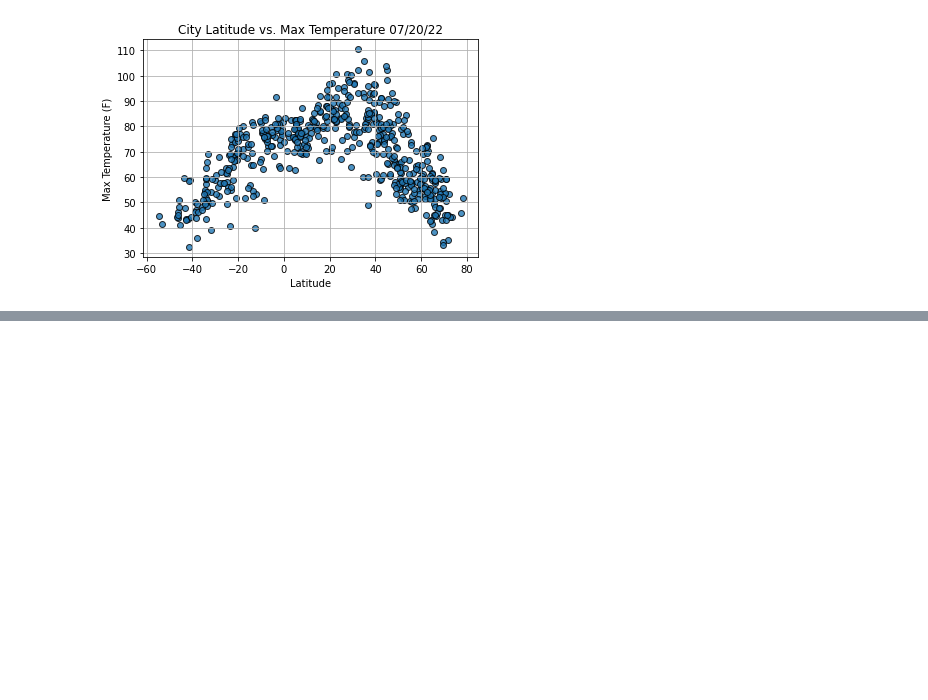
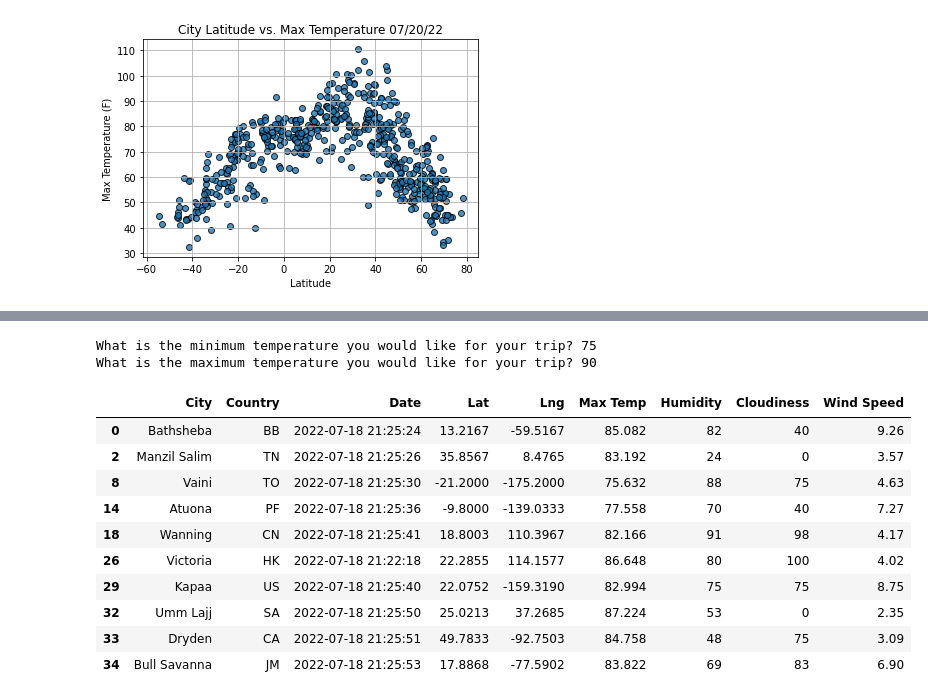
Before and after one commit to Trevor-Crane/World-Weather-Analysis, a Jupyter notebook: WeatherPy_Analysis.ipynb, the cells around one changed output, grey strips where cells are left out. Cells and saved outputs as stored; diff of their text form; code cells hidden in the pictures; blank space fills up the shorter version.

```diff
--- a/WeatherPy_Analysis.ipynb
+++ b/WeatherPy_Analysis.ipynb
@@ -347,0 +446,24 @@ plot_linear_regression(x_values, y_values,
+# %%
+# Ask the customer to add a minimum and maximum temperature value.
+min_temp=float(input("What is the minimum temperature you would like for your trip? "))
+max_temp=float(input("What is the maximum temperature you would like for your trip? "))
+# %% [output]
+What is the minimum temperature you would like for your trip? 75
+What is the maximum temperature you would like for your trip? 90
+# %%
+# Filter the dataset to find the cities that fit the criteria.
+preferred_cities_df = city_data_df.loc[(city_data_df["Max Temp"] <= max_temp) & \
+                                       (city_data_df["Max Temp"] >= min_temp)]
+preferred_cities_df.head(10)
+# %% [output]
+|  | City | Country | Date | Lat | Lng | Max Temp | Humidity | Cloudiness | Wind Speed |
+| 0 | Bathsheba | BB | 2022-07-18 21:25:24 | 13.2167 | -59.5167 | 85.082 | 82 | 40 | 9.26 |
+| 2 | Manzil Salim | TN | 2022-07-18 21:25:26 | 35.8567 | 8.4765 | 83.192 | 24 | 0 | 3.57 |
+| 8 | Vaini | TO | 2022-07-18 21:25:30 | -21.2000 | -175.2000 | 75.632 | 88 | 75 | 4.63 |
+| 14 | Atuona | PF | 2022-07-18 21:25:36 | -9.8000 | -139.0333 | 77.558 | 70 | 40 | 7.27 |
+| 18 | Wanning | CN | 2022-07-18 21:25:41 | 18.8003 | 110.3967 | 82.166 | 91 | 98 | 4.17 |
+| 26 | Victoria | HK | 2022-07-18 21:22:18 | 22.2855 | 114.1577 | 86.648 | 80 | 100 | 4.02 |
+| 29 | Kapaa | US | 2022-07-18 21:25:40 | 22.0752 | -159.3190 | 82.994 | 75 | 75 | 8.75 |
+| 32 | Umm Lajj | SA | 2022-07-18 21:25:50 | 25.0213 | 37.2685 | 87.224 | 53 | 0 | 2.35 |
+| 33 | Dryden | CA | 2022-07-18 21:25:51 | 49.7833 | -92.7503 | 84.758 | 48 | 75 | 3.09 |
+| 34 | Bull Savanna | JM | 2022-07-18 21:25:53 | 17.8868 | -77.5902 | 83.822 | 69 | 83 | 6.90 |
```
Also changed, not shown: parts of 47 cells of this notebook.
